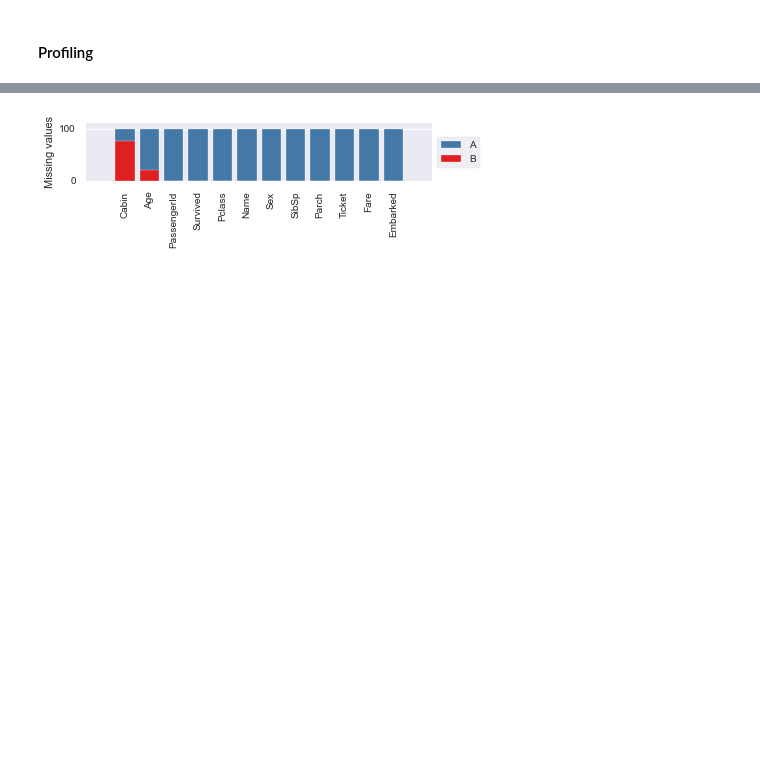
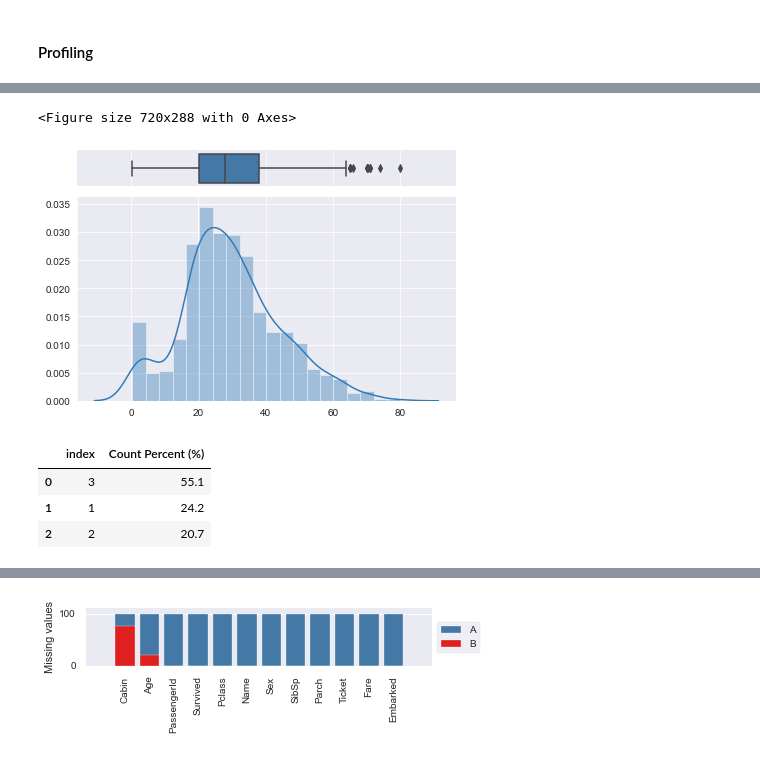
Before and after one commit to hsinghal726/Profiling, a Jupyter notebook: example.ipynb, the cells around one changed output, grey strips where cells are left out. Cells and saved outputs as stored; diff of their text form; code cells hidden in the pictures; blank space fills up the shorter version.

```diff
--- a/example.ipynb
+++ b/example.ipynb
@@ -62,0 +200,12 @@ profiling(dataframe=df,
+# %%
+histogram(df["Age"])
+# %% [output]
+<Figure size 720x288 with 0 Axes>
+[figure, added]
+# %%
+dataframe[categorical_col].value_counts(normalize=True).mul(100).round(1).reset_index(name="Count Percent (%)")
+# %% [output]
+|  | index | Count Percent (%) |
+| 0 | 3 | 55.1 |
+| 1 | 1 | 24.2 |
+| 2 | 2 | 20.7 |
```
Also changed, not shown: parts of 30 cells of this notebook, 22 other files.
